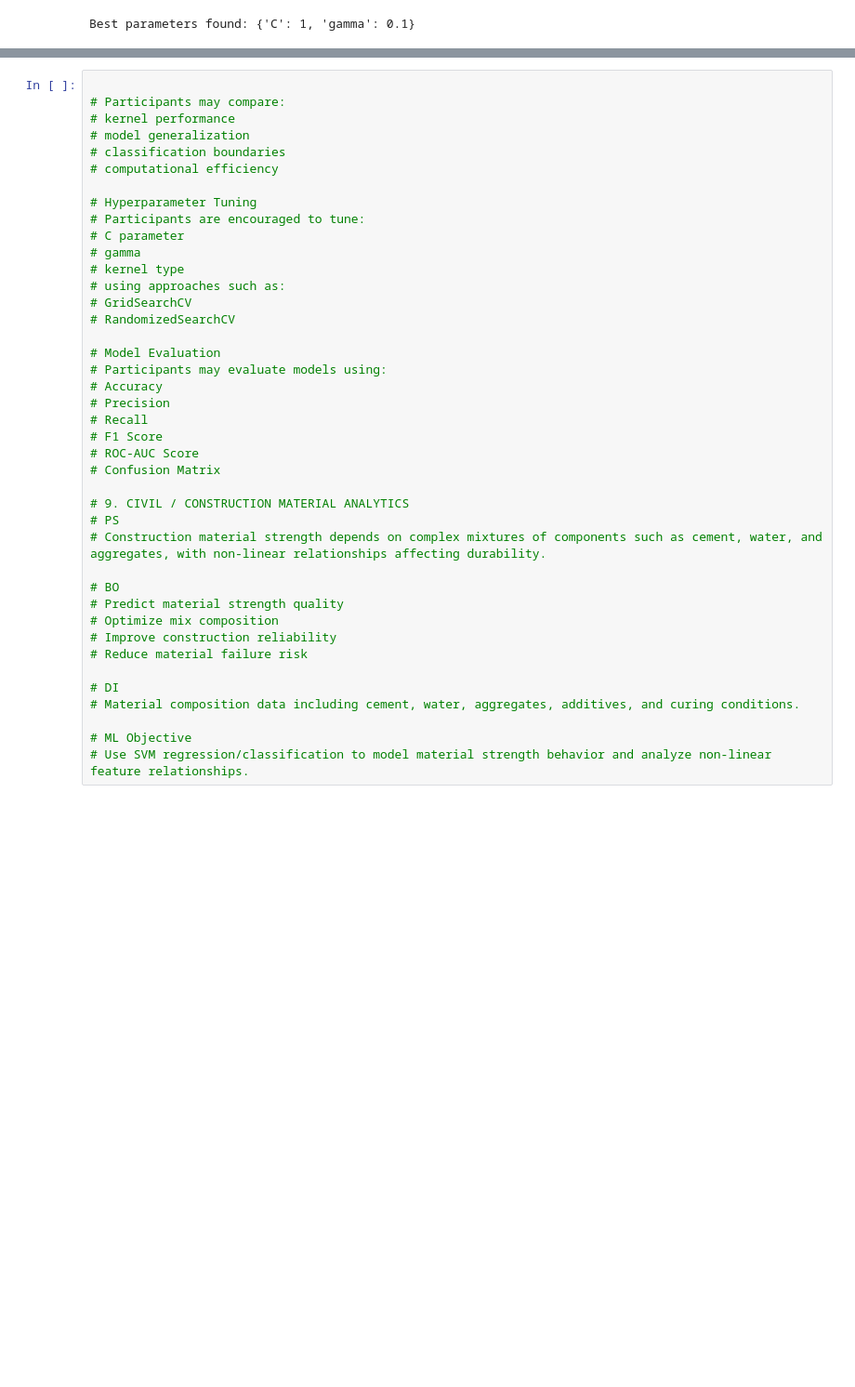
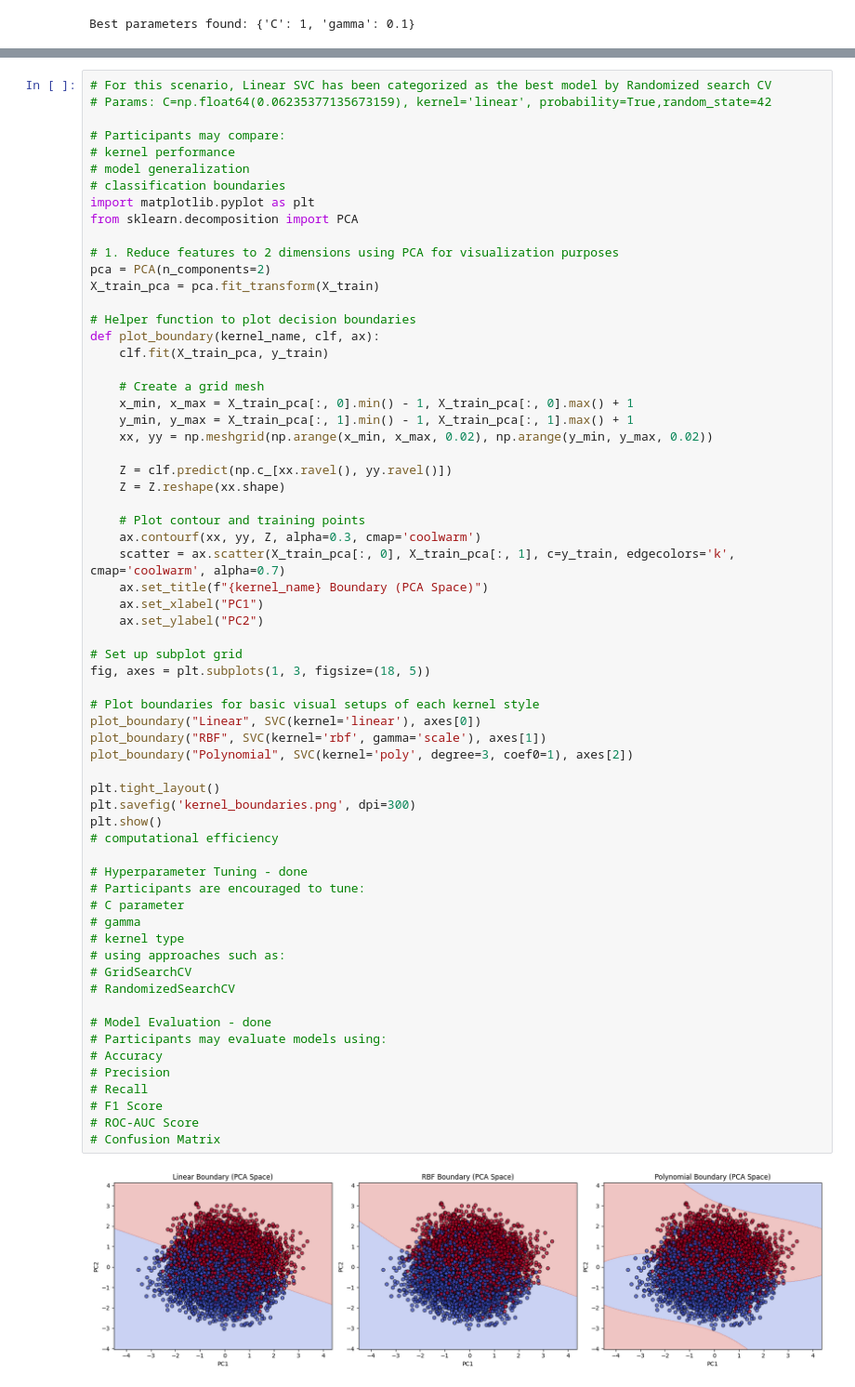
Before and after one commit to sivasankari-r/iitm_ai_assignments, a Jupyter notebook: 10052026 SVM/SVM Assignment.ipynb, the cells around one changed output, grey strips where cells are left out. Shown at 93% size. Cells and saved outputs as stored; diff of their text form; blank space fills up the shorter version.

```diff
--- a/10052026 SVM/SVM Assignment.ipynb
+++ b/10052026 SVM/SVM Assignment.ipynb
@@ -560,41 +613,66 @@ Fitting 5 folds for each of 30 candidates, totalling 150 fits
 # %%
+# For this scenario, Linear SVC has been categorized as the best model by Randomized search CV
+# Params: C=np.float64(0.06235377135673159), kernel='linear', probability=True,random_state=42
 
 # Participants may compare:
 # kernel performance
 # model generalization
 # classification boundaries
+import matplotlib.pyplot as plt
+from sklearn.decomposition import PCA
+
+# 1. Reduce features to 2 dimensions using PCA for visualization purposes
+pca = PCA(n_components=2)
+X_train_pca = pca.fit_transform(X_train)
+
+# Helper function to plot decision boundaries
+def plot_boundary(kernel_name, clf, ax):
+    clf.fit(X_train_pca, y_train)
+
+    # Create a grid mesh
+    x_min, x_max = X_train_pca[:, 0].min() - 1, X_train_pca[:, 0].max() + 1
+    y_min, y_max = X_train_pca[:, 1].min() - 1, X_train_pca[:, 1].max() + 1
+    xx, yy = np.meshgrid(np.arange(x_min, x_max, 0.02), np.arange(y_min, y_max, 0.02))
+
+    Z = clf.predict(np.c_[xx.ravel(), yy.ravel()])
+    Z = Z.reshape(xx.shape)
+
+    # Plot contour and training points
+    ax.contourf(xx, yy, Z, alpha=0.3, cmap='coolwarm')
+    scatter = ax.scatter(X_train_pca[:, 0], X_train_pca[:, 1], c=y_train, edgecolors='k', cmap='coolwarm', alpha=0.7)
+    ax.set_title(f"{kernel_name} Boundary (PCA Space)")
+    ax.set_xlabel("PC1")
+    ax.set_ylabel("PC2")
+
+# Set up subplot grid
+fig, axes = plt.subplots(1, 3, figsize=(18, 5))
+
+# Plot boundaries for basic visual setups of each kernel style
+plot_boundary("Linear", SVC(kernel='linear'), axes[0])
+plot_boundary("RBF", SVC(kernel='rbf', gamma='scale'), axes[1])
+plot_boundary("Polynomial", SVC(kernel='poly', degree=3, coef0=1), axes[2])
+
+plt.tight_layout()
+plt.savefig('kernel_boundaries.png', dpi=300)
+plt.show()
 # computational efficiency
 
-# Hyperparameter Tuning
+# Hyperparameter Tuning - done
 # Participants are encouraged to tune:
 # C parameter
 # gamma
 # kernel type
 # using approaches such as:
 # GridSearchCV
 # RandomizedSearchCV
 
-# Model Evaluation
+# Model Evaluation - done
 # Participants may evaluate models using:
 # Accuracy
 # Precision
 # Recall
 # F1 Score
 # ROC-AUC Score
 # Confusion Matrix
-
-# 9. CIVIL / CONSTRUCTION MATERIAL ANALYTICS
-# PS
-# Construction material strength depends on complex mixtures of components such as cement, water, and aggregates, with non-linear relationships affecting durability.
-
-# BO
-# Predict material strength quality
-# Optimize mix composition
-# Improve construction reliability
-# Reduce material failure risk
-
-# DI
-# Material composition data including cement, water, aggregates, additives, and curing conditions.
-
-# ML Objective
-# Use SVM regression/classification to model material strength behavior and analyze non-linear feature relationships.
+# %% [output]
+[figure, added]
```
Also changed, not shown: parts of 3 cells of this notebook.
